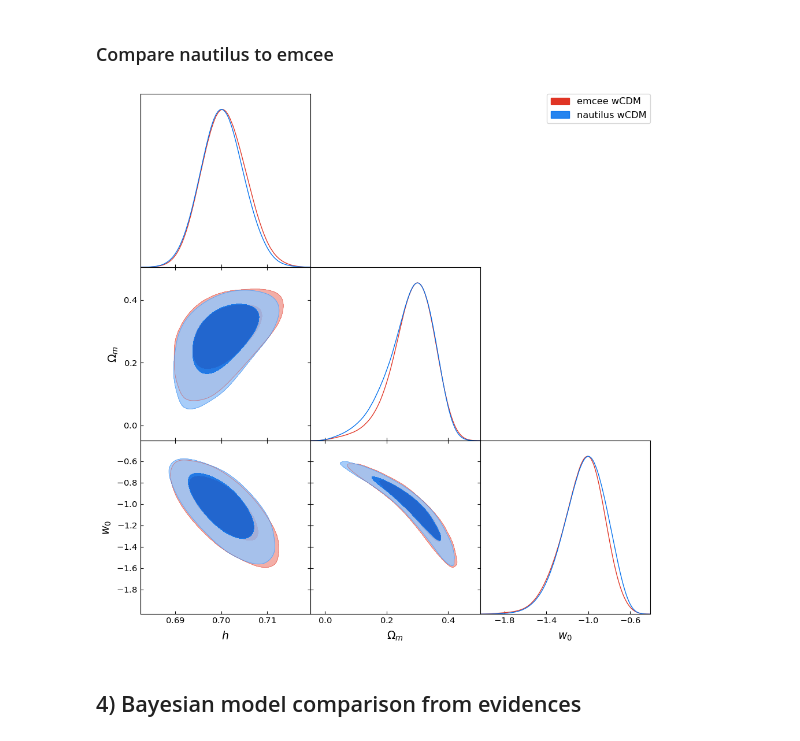
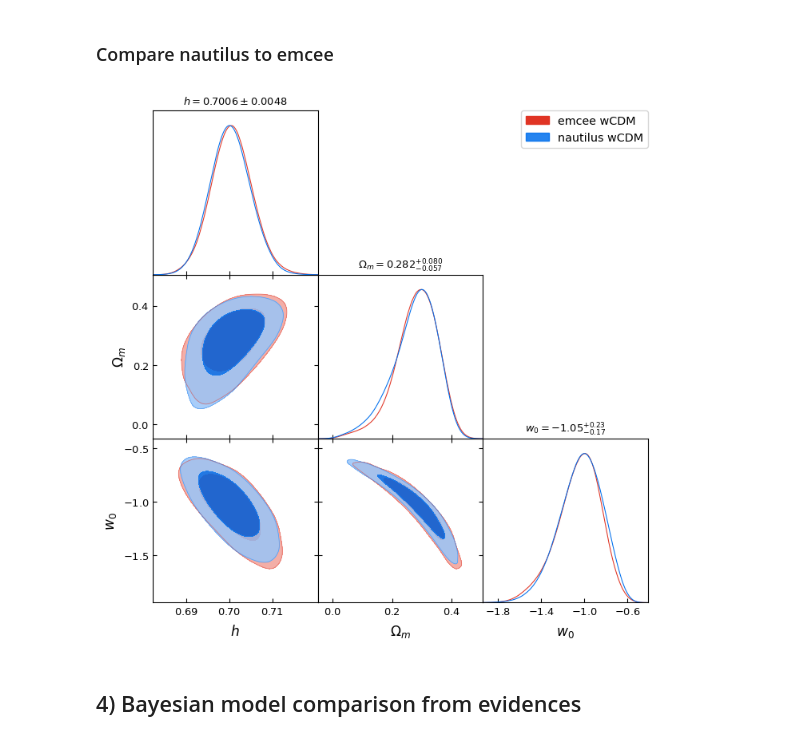
Before and after one commit to davidesciotti/Astrostats, a Jupyter notebook: SNIa_for_astrostats.ipynb, the cells around one changed output. Saved outputs shown, nothing was run; the diff lists cells and outputs as text; code cells hidden in the pictures.

```diff
--- a/SNIa_for_astrostats.ipynb
+++ b/SNIa_for_astrostats.ipynb
@@ -64,15 +64,12 @@ c = 299792.458  # km/s
 ### Settings
 # %%
 prior_type = 'flat'
-fav_model = 'LCDM'
 
 par_names_dict = {'LCDM': ['h', 'Om'], 'wCDM': ['h', 'Om', 'w0']}
 par_names_tex_dict = {
     'LCDM': [r'$h$', r'$\Omega_m$'],
     'wCDM': [r'$h$', r'$\Omega_m$', r'$w_0$'],
 }
-par_names = par_names_dict[fav_model]
-par_names_tex = par_names_tex_dict[fav_model]
 
 dof_dict = {
     'LCDM': N_obs - len(par_names_dict['LCDM']),
@@ -156,7 +153,7 @@ def ln_prior(theta, model):
     ln_prior_val = 0.0
 
     if prior_type == 'flat':
-        for param, param_name in zip(theta, par_names):
+        for param, param_name in zip(theta, par_names_dict[model]):
             # if outside the prior range, prior is 0 (and log is -inf)
             if (
                 param < prior_ranges[param_name][0]
@@ -894,14 +897,15 @@ Removed no burn in
 # %%
 _model = 'wCDM'
 
 g.triangle_plot(
     [gd_emcee_samples_dict[_model], gd_nautilus_samples_dict[_model]],
-    params=par_names,
+    params=par_names_dict[_model],
     filled=True,
     legend_labels=[f'emcee {_model}', f'nautilus {_model}'],
+    title_limit=1
 )
 # %% [output]
-[figure, old version]
+[figure, new version]
 # %% [markdown]
 ## 4) Bayesian model comparison from evidences
 # %%
```
Also changed, not shown: parts of 13 cells of this notebook.
